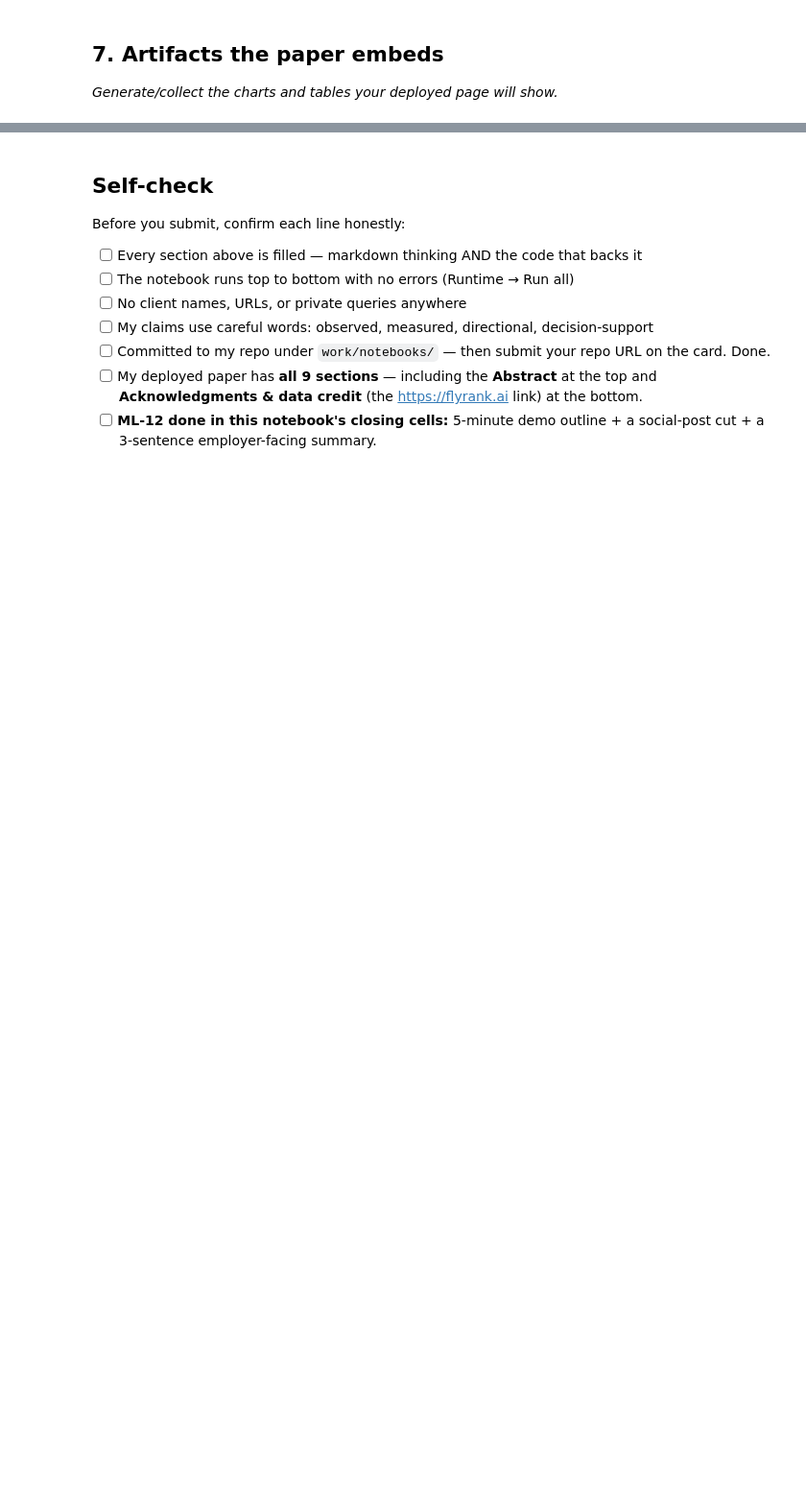
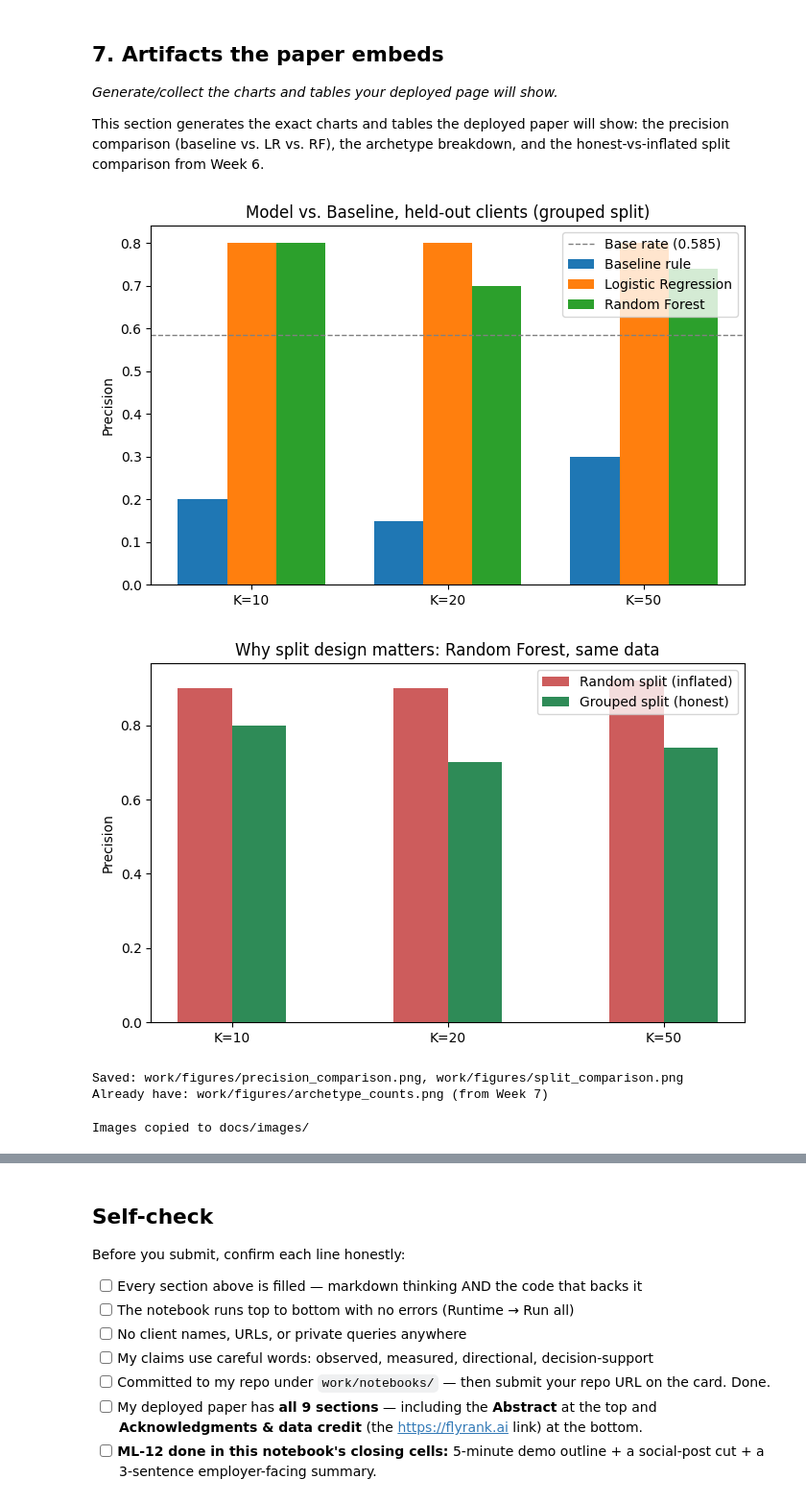
Before and after one commit to ArinzeIhematulam/flyrank-ml-internship, a Jupyter notebook: work/notebooks/capstone.ipynb, the cells around one changed output, grey strips where cells are left out. Shown at 96% size. Saved outputs shown, nothing was run; the diff lists cells and outputs as text; code cells hidden in the pictures; blank space fills up the shorter version.

```diff
--- a/work/notebooks/capstone.ipynb
+++ b/work/notebooks/capstone.ipynb
@@ -36,3 +178,61 @@ This skeleton is yours to fill. Work the sections **in order** — each one has
 ## 7. Artifacts the paper embeds
 
 *Generate/collect the charts and tables your deployed page will show.*
+
+This section generates the exact charts and tables the deployed paper will show: the precision comparison (baseline vs. LR vs. RF), the archetype breakdown, and the honest-vs-inflated split comparison from Week 6.
+# %%
+import matplotlib.pyplot as plt
+import numpy as np
+
+os.makedirs("work/figures", exist_ok=True)
+
+# Chart 1: Precision comparison bar chart
+ks = [10, 20, 50]
+baseline_p = [0.200, 0.150, 0.300]
+lr_p = [0.800, 0.800, 0.800]
+rf_p = [0.800, 0.700, 0.740]
+
+x = np.arange(len(ks))
+width = 0.25
+fig, ax = plt.subplots(figsize=(7,4.5))
+ax.bar(x - width, baseline_p, width, label="Baseline rule")
+ax.bar(x, lr_p, width, label="Logistic Regression")
+ax.bar(x + width, rf_p, width, label="Random Forest")
+ax.axhline(0.585, color="gray", linestyle="--", linewidth=1, label="Base rate (0.585)")
+ax.set_xticks(x); ax.set_xticklabels([f"K={k}" for k in ks])
+ax.set_ylabel("Precision")
+ax.set_title("Model vs. Baseline, held-out clients (grouped split)")
+ax.legend()
+plt.tight_layout()
+plt.savefig("work/figures/precision_comparison.png", dpi=120)
+plt.show()
+
+# Chart 2: Honest vs inflated split (Week 6 finding)
+fig, ax = plt.subplots(figsize=(7,4.5))
+random_p = [0.900, 0.900, 0.920]
+grouped_p = [0.800, 0.700, 0.740]
+ax.bar(x - width/2, random_p, width, label="Random split (inflated)", color="indianred")
+ax.bar(x + width/2, grouped_p, width, label="Grouped split (honest)", color="seagreen")
+ax.set_xticks(x); ax.set_xticklabels([f"K={k}" for k in ks])
+ax.set_ylabel("Precision")
+ax.set_title("Why split design matters: Random Forest, same data")
+ax.legend()
+plt.tight_layout()
+plt.savefig("work/figures/split_comparison.png", dpi=120)
+plt.show()
+
+print("Saved: work/figures/precision_comparison.png, work/figures/split_comparison.png")
+print("Already have: work/figures/archetype_counts.png (from Week 7)")
+# %% [output]
+[figure, added]
+[figure, added]
+Saved: work/figures/precision_comparison.png, work/figures/split_comparison.png
+Already have: work/figures/archetype_counts.png (from Week 7)
+# %%
+os.makedirs("docs/images", exist_ok=True)
+import shutil
+for f in ["precision_comparison.png", "split_comparison.png", "archetype_counts.png"]:
+    shutil.copy(f"work/figures/{f}", f"docs/images/{f}")
+print("Images copied to docs/images/")
+# %% [output]
+Images copied to docs/images/
```
Also changed, not shown: parts of 25 cells of this notebook.
